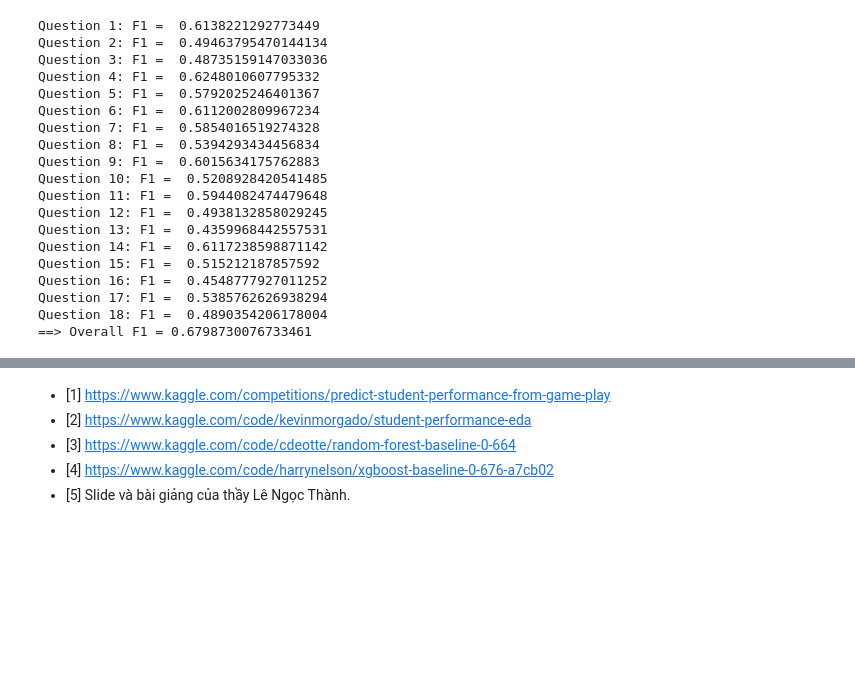
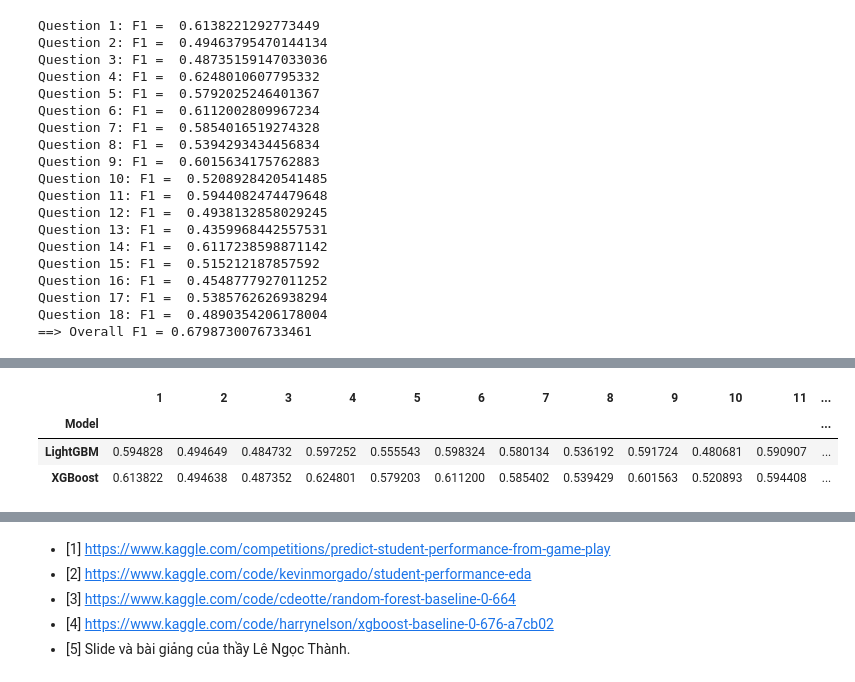
Before and after one commit to vt-khang/KHDLUD-FinalProject, a Jupyter notebook: 19120511_19120526_19120539.ipynb, the cells around one changed output, grey strips where cells are left out. Saved outputs shown, nothing was run; the diff lists cells and outputs as text; code cells hidden in the pictures; blank space fills up the shorter version.

```diff
--- a/19120511_19120526_19120539.ipynb
+++ b/19120511_19120526_19120539.ipynb
@@ -1296,0 +1402,7 @@ Question 18: F1 =  0.4890354206178004
+# %%
+f1_score_df
+# %% [output]
+|  | 1 | 2 | 3 | 4 | 5 | 6 | 7 | 8 | 9 | 10 | 11 | ... |
+| Model |  |  |  |  |  |  |  |  |  |  |  | ... |
+| LightGBM | 0.594828 | 0.494649 | 0.484732 | 0.597252 | 0.555543 | 0.598324 | 0.580134 | 0.536192 | 0.591724 | 0.480681 | 0.590907 | ... |
+| XGBoost | 0.613822 | 0.494638 | 0.487352 | 0.624801 | 0.579203 | 0.611200 | 0.585402 | 0.539429 | 0.601563 | 0.520893 | 0.594408 | ... |
```
Also changed, not shown: parts of 28 cells of this notebook.
